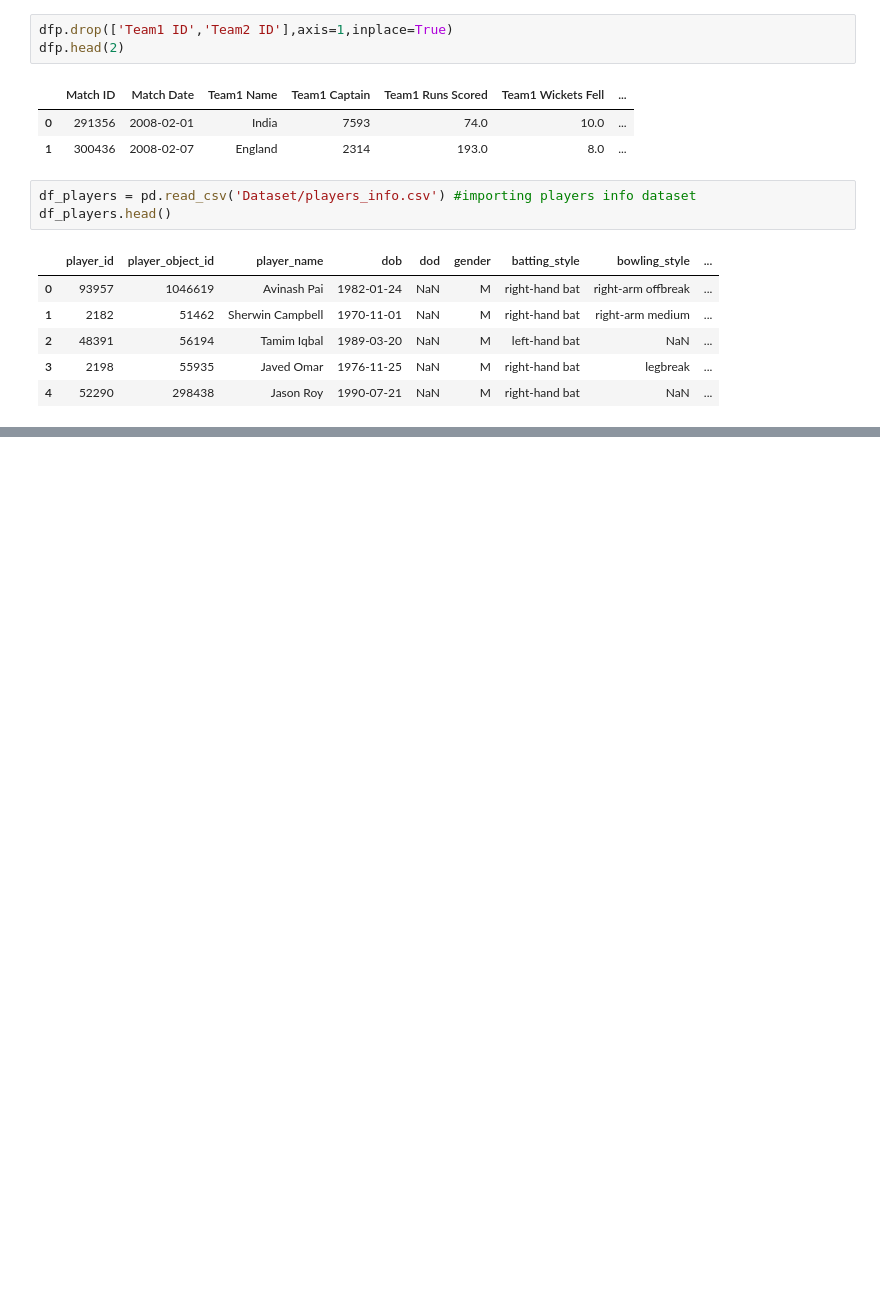
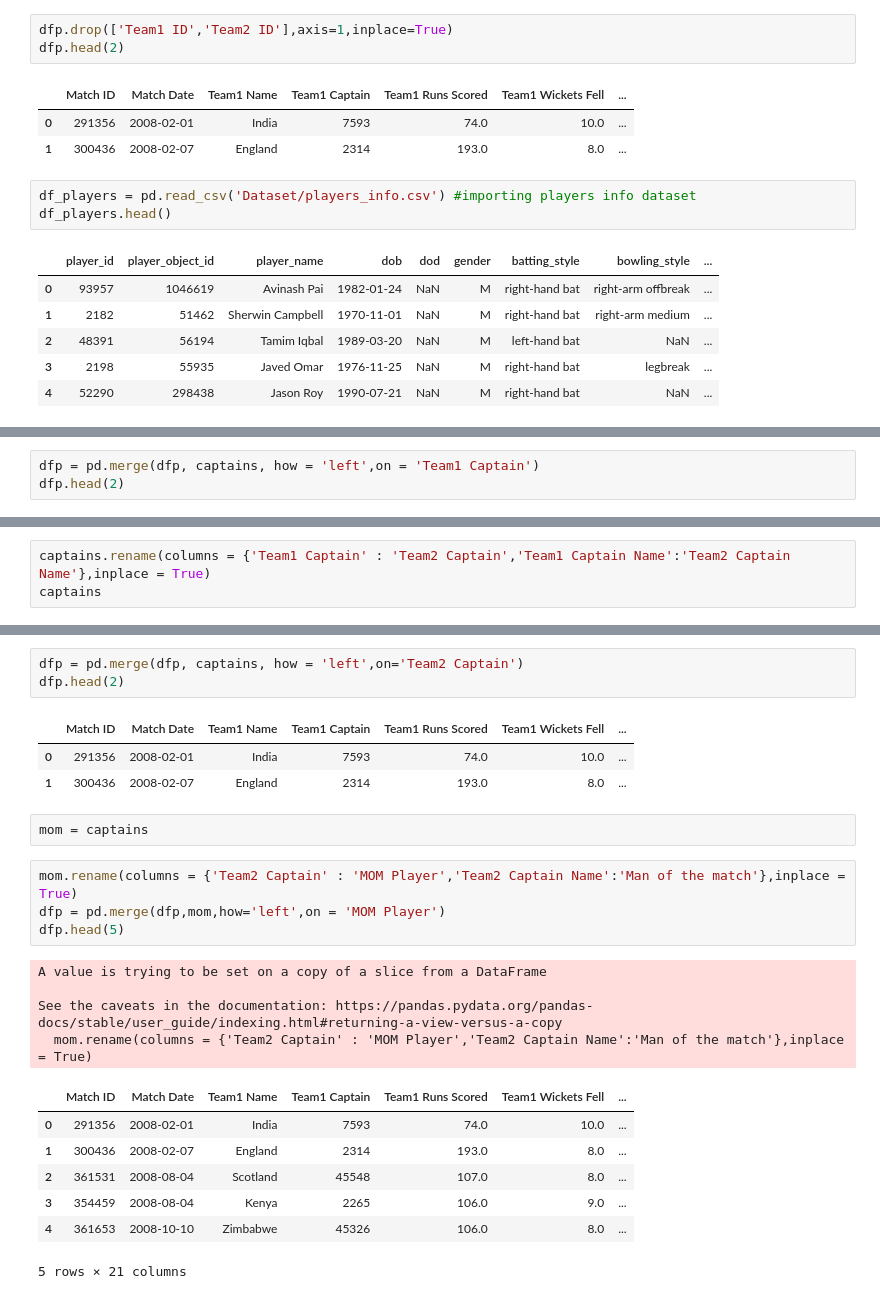
Before and after one commit to NishanD21/T20-Cricket-Data-Analysis, a Jupyter notebook: t20_cricket_analysis.ipynb, the cells around one changed output, grey strips where cells are left out. Saved outputs shown, nothing was run; the diff lists cells and outputs as text; blank space fills up the shorter version.

```diff
--- a/t20_cricket_analysis.ipynb
+++ b/t20_cricket_analysis.ipynb
@@ -251,0 +259,3 @@ df_players.head()
+# %%
+dfp = pd.merge(dfp, captains, how = 'left',on = 'Team1 Captain')
+dfp.head(2)
@@ -251,0 +266,3 @@ df_players.head()
+# %%
+captains.rename(columns = {'Team1 Captain' : 'Team2 Captain','Team1 Captain Name':'Team2 Captain Name'},inplace = True)
+captains
@@ -251,0 +287,25 @@ df_players.head()
+# %%
+dfp = pd.merge(dfp, captains, how = 'left',on='Team2 Captain')
+dfp.head(2)
+# %% [output]
+|  | Match ID | Match Date | Team1 Name | Team1 Captain | Team1 Runs Scored | Team1 Wickets Fell | ... |
+| 0 | 291356 | 2008-02-01 | India | 7593 | 74.0 | 10.0 | ... |
+| 1 | 300436 | 2008-02-07 | England | 2314 | 193.0 | 8.0 | ... |
+# %%
+mom = captains
+# %%
+mom.rename(columns = {'Team2 Captain' : 'MOM Player','Team2 Captain Name':'Man of the match'},inplace = True)
+dfp = pd.merge(dfp,mom,how='left',on = 'MOM Player')
+dfp.head(5)
+# %% [output]
+A value is trying to be set on a copy of a slice from a DataFrame
+
+See the caveats in the documentation: https://pandas.pydata.org/pandas-docs/stable/user_guide/indexing.html#returning-a-view-versus-a-copy
+  mom.rename(columns = {'Team2 Captain' : 'MOM Player','Team2 Captain Name':'Man of the match'},inplace = True)
+|  | Match ID | Match Date | Team1 Name | Team1 Captain | Team1 Runs Scored | Team1 Wickets Fell | ... |
+| 0 | 291356 | 2008-02-01 | India | 7593 | 74.0 | 10.0 | ... |
+| 1 | 300436 | 2008-02-07 | England | 2314 | 193.0 | 8.0 | ... |
+| 2 | 361531 | 2008-08-04 | Scotland | 45548 | 107.0 | 8.0 | ... |
+| 3 | 354459 | 2008-08-04 | Kenya | 2265 | 106.0 | 9.0 | ... |
+| 4 | 361653 | 2008-10-10 | Zimbabwe | 45326 | 106.0 | 8.0 | ... |
+5 rows × 21 columns
```
Also changed, not shown: parts of 18 cells of this notebook.
